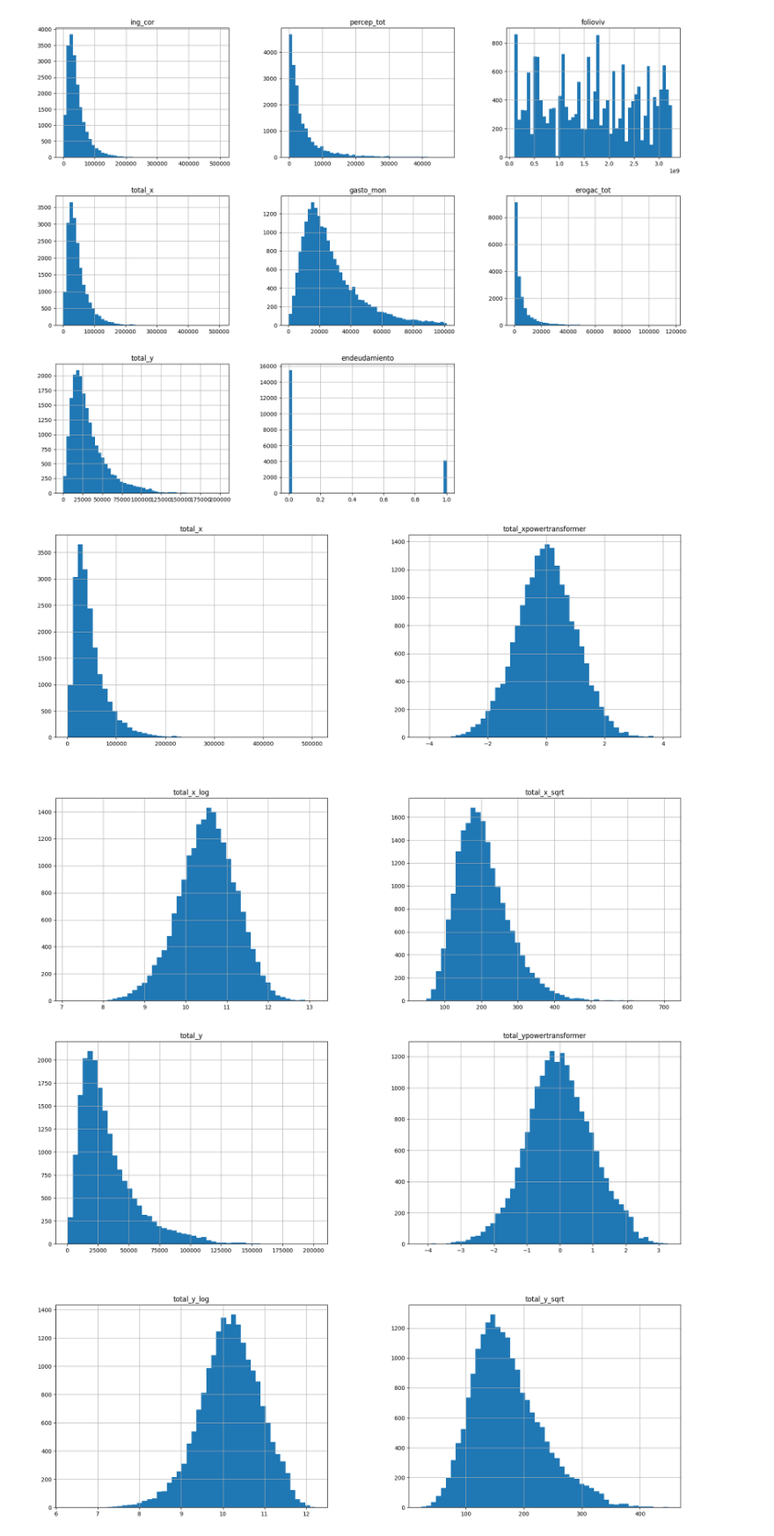
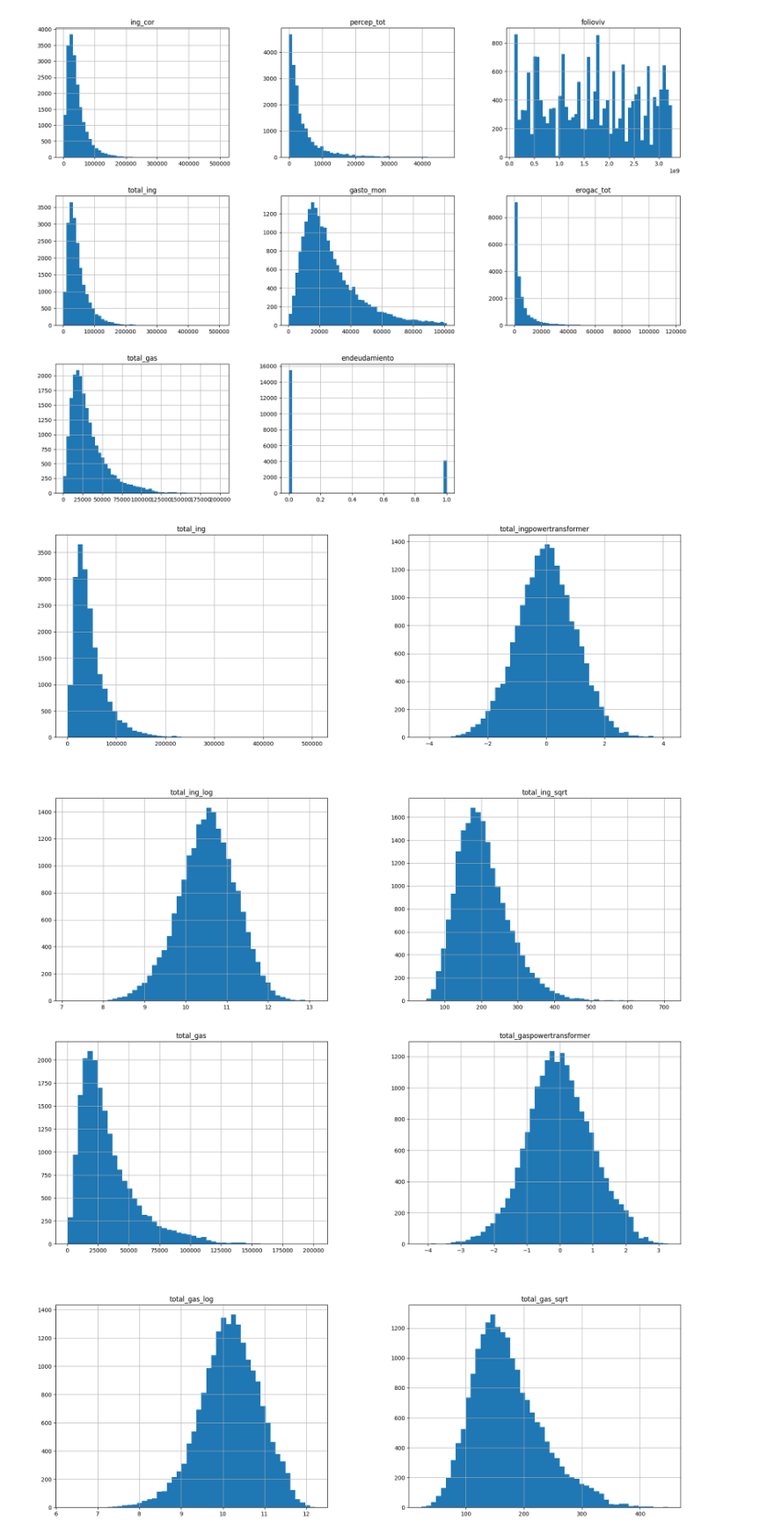
Before and after one commit to darmasrmez/ENIGH-project, a Jupyter notebook: Pre_y_modelado.ipynb, the cells around one changed output. Shown at 88% size. Drawn from its saved outputs; the diff is of its cells as text; code cells hidden in the pictures.

```diff
--- a/Pre_y_modelado.ipynb
+++ b/Pre_y_modelado.ipynb
@@ -196,8 +196,8 @@ Gastos: (32655, 3)
 [figure]
 # %%
 # Determinar una variable que categorice a los hogares si esta en endeudamiento o no
-ingresos_df['total'] = ingresos_df['percep_tot'] + ingresos_df['ing_cor']
-gastos_df['total'] = gastos_df['erogac_tot'] + gastos_df['gasto_mon']
+ingresos_df['total_ing'] = ingresos_df['percep_tot'] + ingresos_df['ing_cor']
+gastos_df['total_gas'] = gastos_df['erogac_tot'] + gastos_df['gasto_mon']
 
 # Combina los dataframes de ingresos y gastos segundo la variable folioviv
 df = pd.merge(ingresos_df, gastos_df, on='folioviv', how='inner')
@@ -206,7 +206,7 @@ print(df.shape)
 df.head()
 
 # Determinar si el hogar está en endeudamiento
-df['endeudamiento'] = df['total_x'] < df['total_y']
+df['endeudamiento'] = df['total_ing'] < df['total_gas']
 
 # Llevar endeudamiento a 1 y 0
 df['endeudamiento'] = df['endeudamiento'].astype(int)
@@ -228,30 +228,30 @@ plt.show()
 # %%
 # Importar powertransformer
 from sklearn.preprocessing import PowerTransformer
 # Crear funcion que busque la mejor transformación para una columna
 def buscar_transformacion(data, columna):
     # Definir un nuevo dataframe
     data_transform = pd.DataFrame()
     # Agregar la columna original
     data_transform[columna] = data[columna]
     # Transformar los datos com powertransformer
     pt = PowerTransformer()
     data_transform[columna + 'powertransformer'] = pt.fit_transform(data[[columna]])
     # Tranformar los datos con logaritmo
     data_transform[columna + '_log'] = np.log(data[columna] + 1)
     # Transformar los datos con raíz cuadrada
     data_transform[columna + '_sqrt'] = np.sqrt(data[columna])
 
     # Histograma para cada columna
     data_transform.hist(bins=50, figsize=(20,15))
     plt.show()
 
 # Buscar la mejor transformación para la columna total_x
-buscar_transformacion(df, 'total_x')
-buscar_transformacion(df, 'total_y')
+buscar_transformacion(df, 'total_ing')
+buscar_transformacion(df, 'total_gas')
 # %% [output]
 [figure]
-[figure, old version]
+[figure, new version]
 # %%
 # Eligir la transformación que mejor se ajuste
 def powertransformer(data):
```
Also changed, not shown: parts of 7 cells of this notebook.
